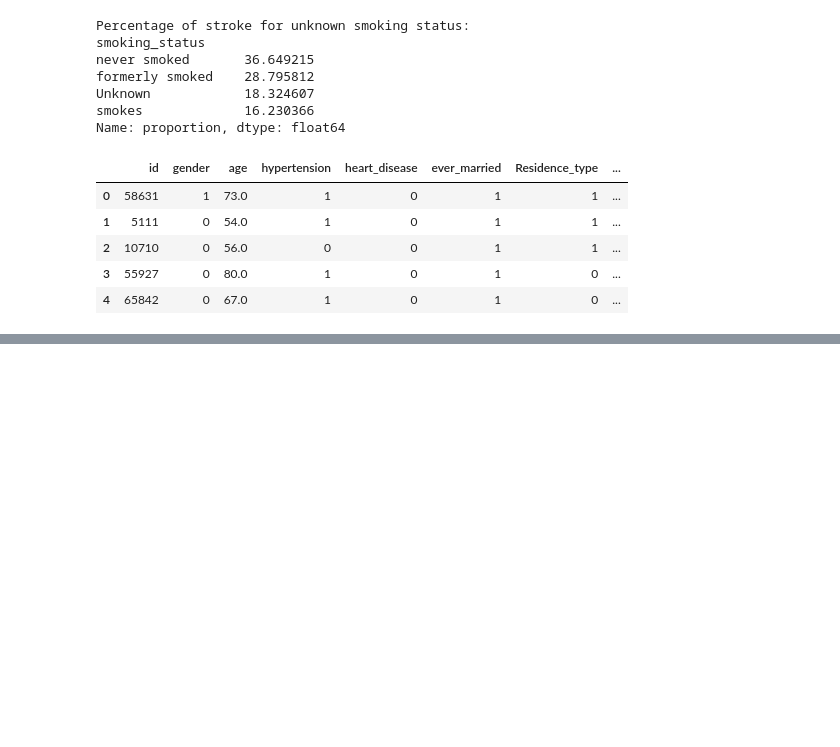
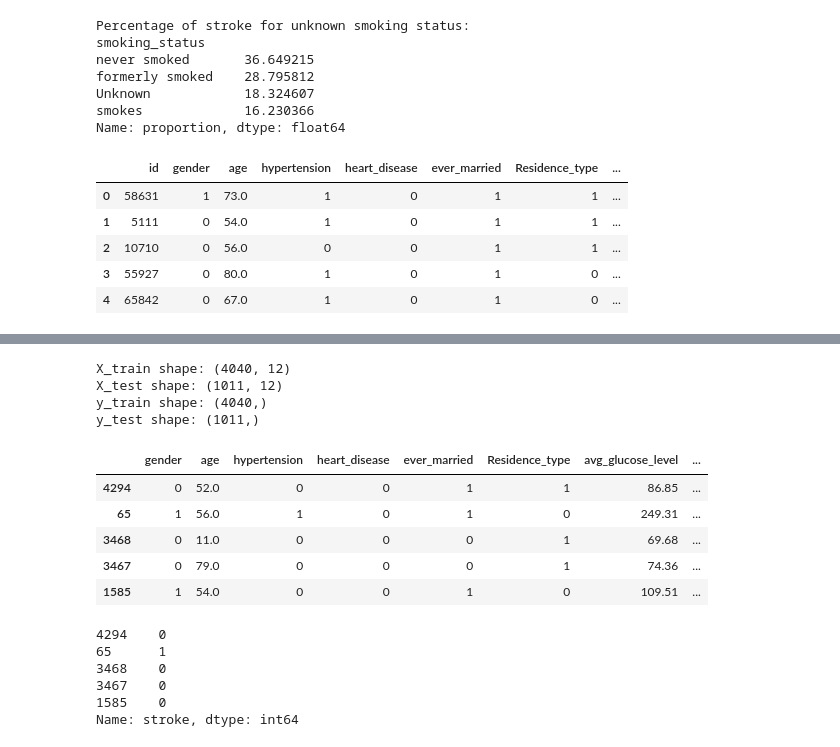
Before and after one commit to marwannour1/stroke_prediction, a Jupyter notebook: main.ipynb, the cells around one changed output, grey strips where cells are left out. Cells and saved outputs as stored; diff of their text form; code cells hidden in the pictures; blank space fills up the shorter version.

```diff
--- a/main.ipynb
+++ b/main.ipynb
@@ -772,0 +806,32 @@ display(df_cleaned.head())
+# %%
+# Split the dataset into training and testing sets
+from sklearn.model_selection import train_test_split
+
+X_train, X_test, y_train, y_test = train_test_split(X, y, test_size=0.2, random_state=42, stratify=y)
+
+print(f"X_train shape: {X_train.shape}")
+print(f"X_test shape: {X_test.shape}")
+
+print(f"y_train shape: {y_train.shape}")
+print(f"y_test shape: {y_test.shape}")
+
+# check the first few rows of X_train and y_train
+display(X_train.head())
+display(y_train.head())
+# %% [output]
+X_train shape: (4040, 12)
+X_test shape: (1011, 12)
+y_train shape: (4040,)
+y_test shape: (1011,)
+|  | gender | age | hypertension | heart_disease | ever_married | Residence_type | avg_glucose_level | ... |
+| 4294 | 0 | 52.0 | 0 | 0 | 1 | 1 | 86.85 | ... |
+| 65 | 1 | 56.0 | 1 | 0 | 1 | 0 | 249.31 | ... |
+| 3468 | 0 | 11.0 | 0 | 0 | 0 | 1 | 69.68 | ... |
+| 3467 | 0 | 79.0 | 0 | 0 | 0 | 1 | 74.36 | ... |
+| 1585 | 1 | 54.0 | 0 | 0 | 1 | 0 | 109.51 | ... |
+4294    0
+65      1
+3468    0
+3467    0
+1585    0
+Name: stroke, dtype: int64
```
Also changed, not shown: parts of 4 cells of this notebook.
